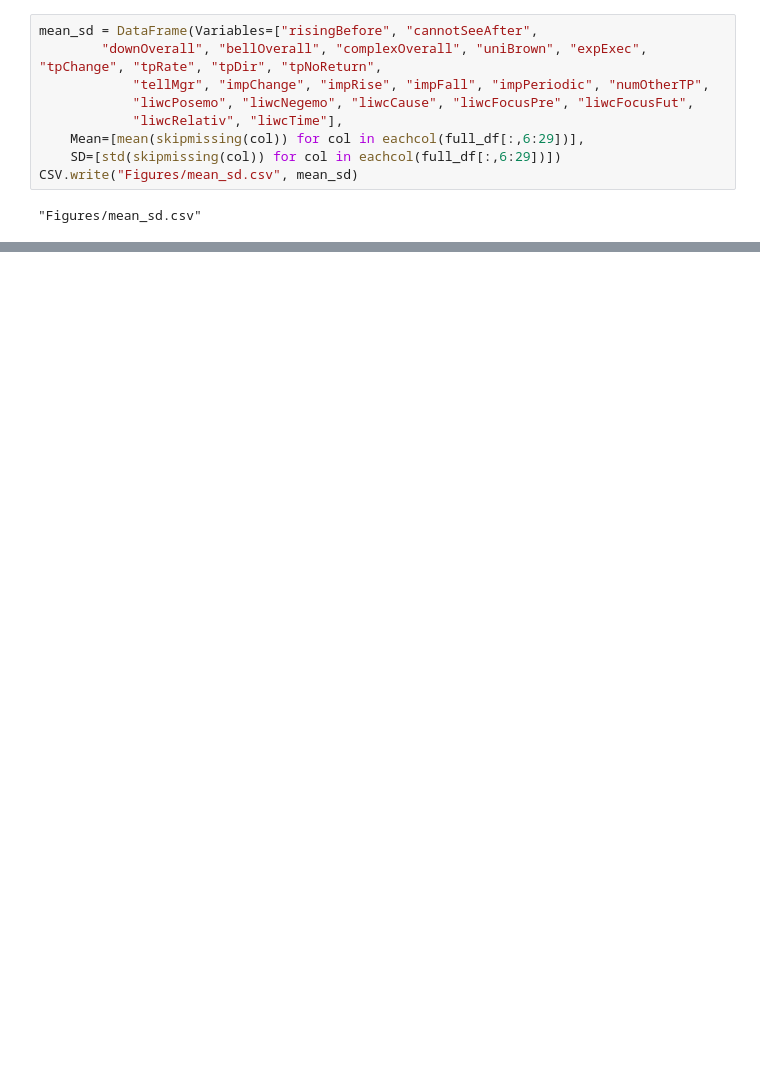
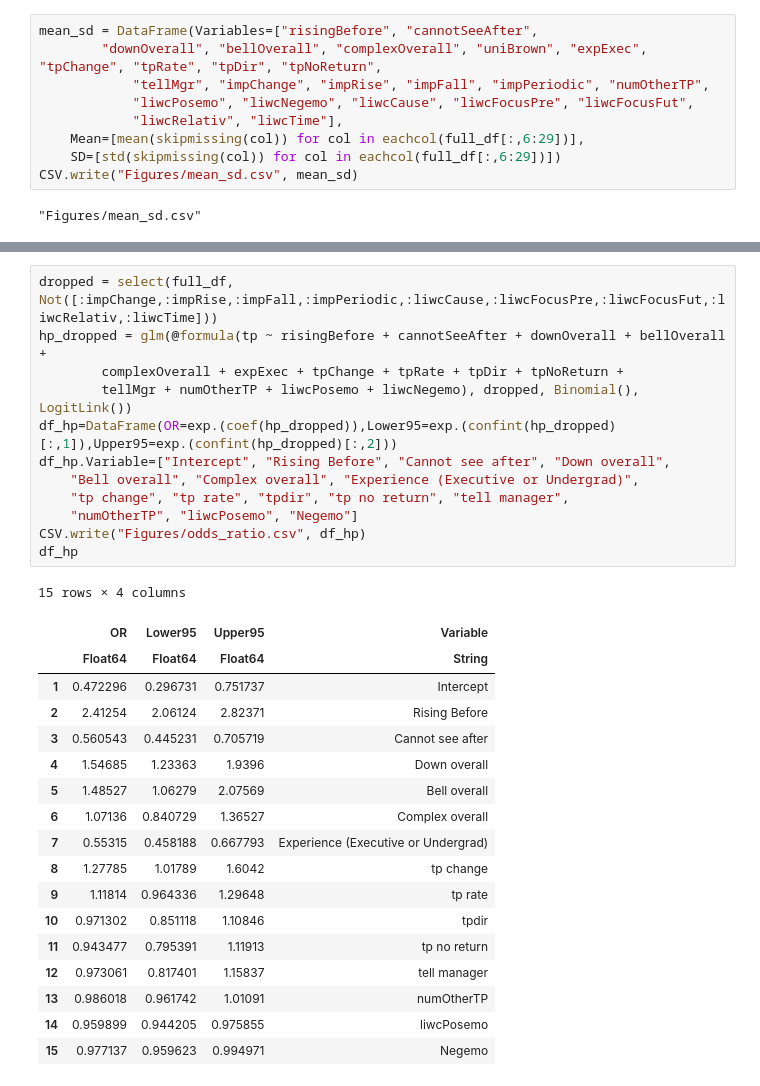
Before and after one commit to brown-ccv/tippingpoint, a Jupyter notebook: 03_tables.ipynb, the cells around one changed output, grey strips where cells are left out. Drawn from its saved outputs; the diff is of its cells as text; blank space fills up the shorter version.

Commit message:
or table and scaled emotions

```diff
--- a/03_tables.ipynb
+++ b/03_tables.ipynb
@@ -79,0 +68,31 @@ log_regr
+# %%
+dropped = select(full_df, Not([:impChange,:impRise,:impFall,:impPeriodic,:liwcCause,:liwcFocusPre,:liwcFocusFut,:liwcRelativ,:liwcTime]))
+hp_dropped = glm(@formula(tp ~ risingBefore + cannotSeeAfter + downOverall + bellOverall +
+        complexOverall + expExec + tpChange + tpRate + tpDir + tpNoReturn +
+        tellMgr + numOtherTP + liwcPosemo + liwcNegemo), dropped, Binomial(), LogitLink())
+df_hp=DataFrame(OR=exp.(coef(hp_dropped)),Lower95=exp.(confint(hp_dropped)[:,1]),Upper95=exp.(confint(hp_dropped)[:,2]))
+df_hp.Variable=["Intercept", "Rising Before", "Cannot see after", "Down overall",
+    "Bell overall", "Complex overall", "Experience (Executive or Undergrad)",
+    "tp change", "tp rate", "tpdir", "tp no return", "tell manager",
+    "numOtherTP", "liwcPosemo", "Negemo"]
+CSV.write("Figures/odds_ratio.csv", df_hp)
+df_hp
+# %% [output]
+15 rows × 4 columns
+|  | OR | Lower95 | Upper95 | Variable |
+|  | Float64 | Float64 | Float64 | String |
+| 1 | 0.472296 | 0.296731 | 0.751737 | Intercept |
+| 2 | 2.41254 | 2.06124 | 2.82371 | Rising Before |
+| 3 | 0.560543 | 0.445231 | 0.705719 | Cannot see after |
+| 4 | 1.54685 | 1.23363 | 1.9396 | Down overall |
+| 5 | 1.48527 | 1.06279 | 2.07569 | Bell overall |
+| 6 | 1.07136 | 0.840729 | 1.36527 | Complex overall |
+| 7 | 0.55315 | 0.458188 | 0.667793 | Experience (Executive or Undergrad) |
+| 8 | 1.27785 | 1.01789 | 1.6042 | tp change |
+| 9 | 1.11814 | 0.964336 | 1.29648 | tp rate |
+| 10 | 0.971302 | 0.851118 | 1.10846 | tpdir |
+| 11 | 0.943477 | 0.795391 | 1.11913 | tp no return |
+| 12 | 0.973061 | 0.817401 | 1.15837 | tell manager |
+| 13 | 0.986018 | 0.961742 | 1.01091 | numOtherTP |
+| 14 | 0.959899 | 0.944205 | 0.975855 | liwcPosemo |
+| 15 | 0.977137 | 0.959623 | 0.994971 | Negemo |
```
Also changed, not shown: parts of 5 cells of this notebook, 3 other files.
